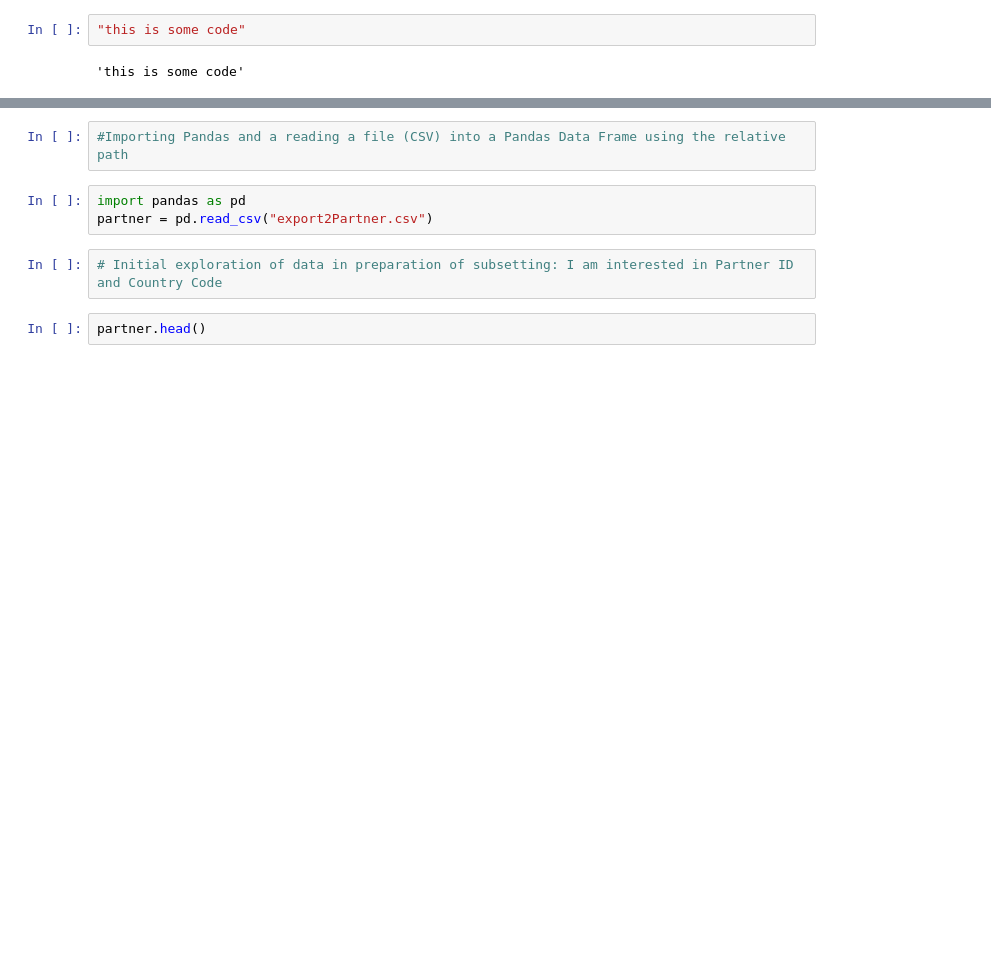
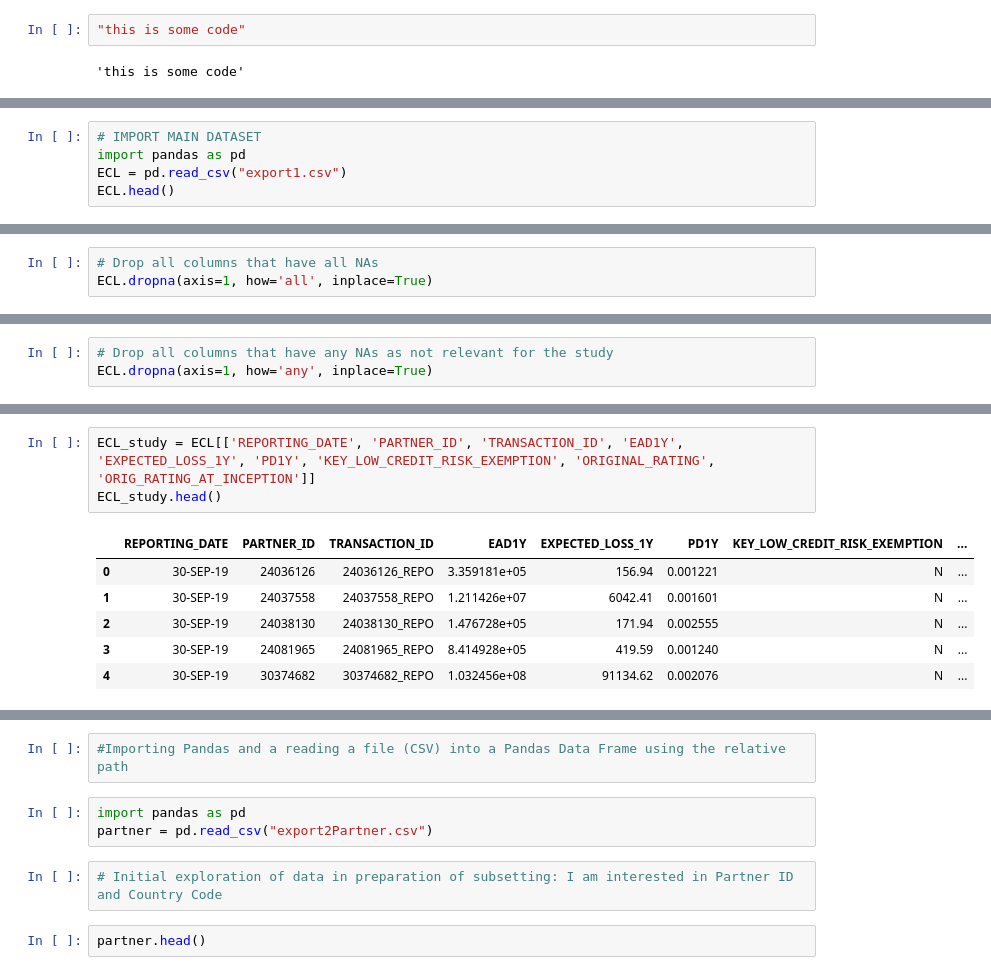
Before and after one commit to lucavice76/UCDPA_LucaVicentini, a Jupyter notebook: Project2.ipynb, the cells around one changed output, grey strips where cells are left out. Drawn from its saved outputs; the diff is of its cells as text; blank space fills up the shorter version.

```diff
--- a/Project2.ipynb
+++ b/Project2.ipynb
@@ -8,0 +5,5 @@
+# %%
+# IMPORT MAIN DATASET
+import pandas as pd
+ECL = pd.read_csv("export1.csv")
+ECL.head()
@@ -8,0 +22,3 @@
+# %%
+# Drop all columns that have all NAs
+ECL.dropna(axis=1, how='all', inplace=True)
@@ -8,0 +49,3 @@
+# %%
+# Drop all columns that have any NAs as not relevant for the study
+ECL.dropna(axis=1, how='any', inplace=True)
@@ -8,0 +79,10 @@
+# %%
+ECL_study = ECL[['REPORTING_DATE', 'PARTNER_ID', 'TRANSACTION_ID', 'EAD1Y', 'EXPECTED_LOSS_1Y', 'PD1Y', 'KEY_LOW_CREDIT_RISK_EXEMPTION', 'ORIGINAL_RATING', 'ORIG_RATING_AT_INCEPTION']]
+ECL_study.head()
+# %% [output]
+|  | REPORTING_DATE | PARTNER_ID | TRANSACTION_ID | EAD1Y | EXPECTED_LOSS_1Y | PD1Y | KEY_LOW_CREDIT_RISK_EXEMPTION | ... |
+| 0 | 30-SEP-19 | 24036126 | 24036126_REPO | 3.359181e+05 | 156.94 | 0.001221 | N | ... |
+| 1 | 30-SEP-19 | 24037558 | 24037558_REPO | 1.211426e+07 | 6042.41 | 0.001601 | N | ... |
+| 2 | 30-SEP-19 | 24038130 | 24038130_REPO | 1.476728e+05 | 171.94 | 0.002555 | N | ... |
+| 3 | 30-SEP-19 | 24081965 | 24081965_REPO | 8.414928e+05 | 419.59 | 0.001240 | N | ... |
+| 4 | 30-SEP-19 | 30374682 | 30374682_REPO | 1.032456e+08 | 91134.62 | 0.002076 | N | ... |
```
Also changed, not shown: parts of 29 cells of this notebook.
